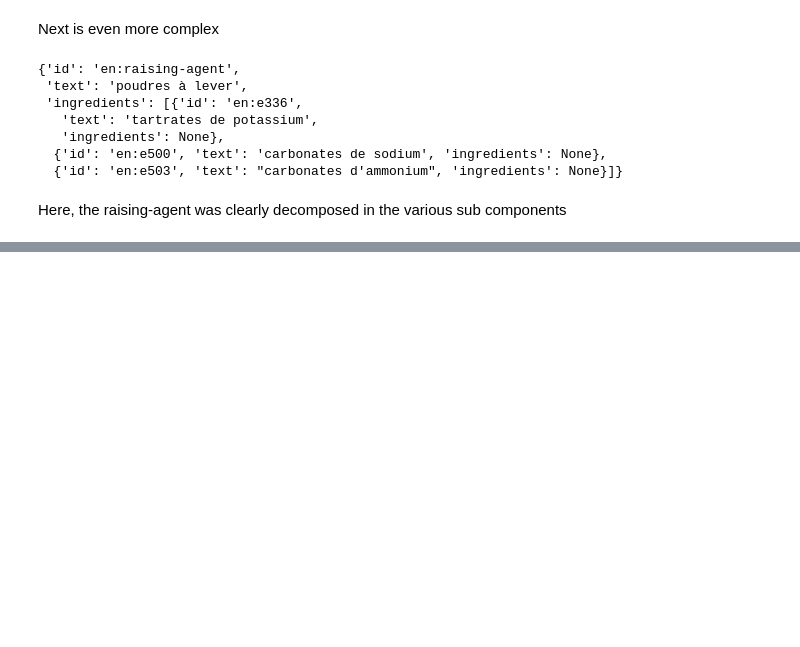
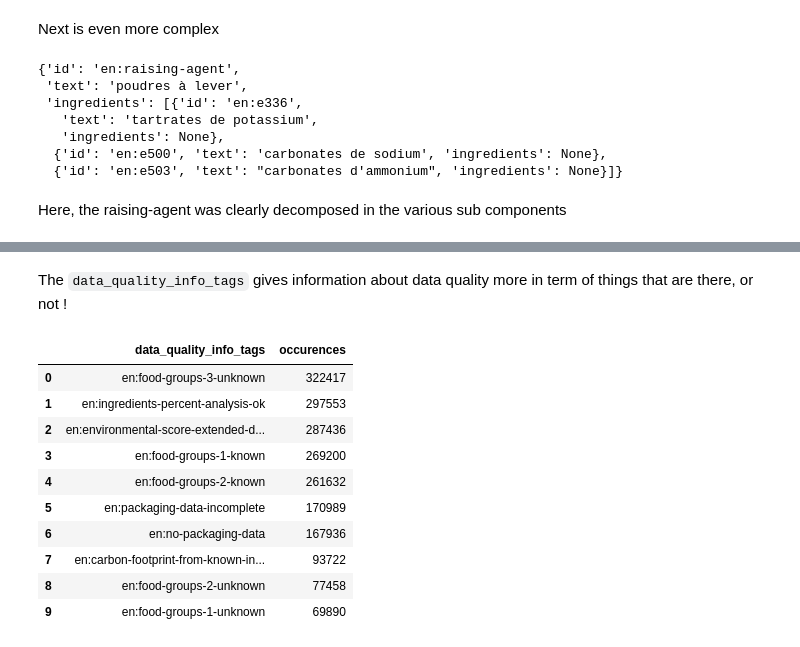
Before and after one commit to openfoodfacts/openfoodfacts-exports, a Jupyter notebook: tutorials/hands-on-data/open food facts data tutorial.ipynb, the cells around one changed output, grey strips where cells are left out. Drawn from its saved outputs; the diff is of its cells as text; code cells hidden in the pictures; blank space fills up the shorter version.

```diff
--- a/tutorials/hands-on-data/open food facts data tutorial.ipynb
+++ b/tutorials/hands-on-data/open food facts data tutorial.ipynb
@@ -476,0 +605,33 @@ Here, the raising-agent was clearly decomposed in the various sub components
+# %% [markdown]
+The `data_quality_info_tags` gives information about data quality more in term of things that are there, or not !
+# %%
+%%sql
+SELECT
+  data_quality_info_tags,
+  COUNT(*) AS occurences
+FROM
+  (
+    SELECT
+      code,
+      UNNEST (data_quality_info_tags) AS data_quality_info_tags
+    FROM
+      products
+  )
+GROUP BY
+  data_quality_info_tags
+ORDER BY
+  occurences desc
+LIMIT
+  10;
+# %% [output]
+|  | data_quality_info_tags | occurences |
+| 0 | en:food-groups-3-unknown | 322417 |
+| 1 | en:ingredients-percent-analysis-ok | 297553 |
+| 2 | en:environmental-score-extended-d... | 287436 |
+| 3 | en:food-groups-1-known | 269200 |
+| 4 | en:food-groups-2-known | 261632 |
+| 5 | en:packaging-data-incomplete | 170989 |
+| 6 | en:no-packaging-data | 167936 |
+| 7 | en:carbon-footprint-from-known-in... | 93722 |
+| 8 | en:food-groups-2-unknown | 77458 |
+| 9 | en:food-groups-1-unknown | 69890 |
```
Also changed, not shown: parts of 34 cells of this notebook, 1 other file.
